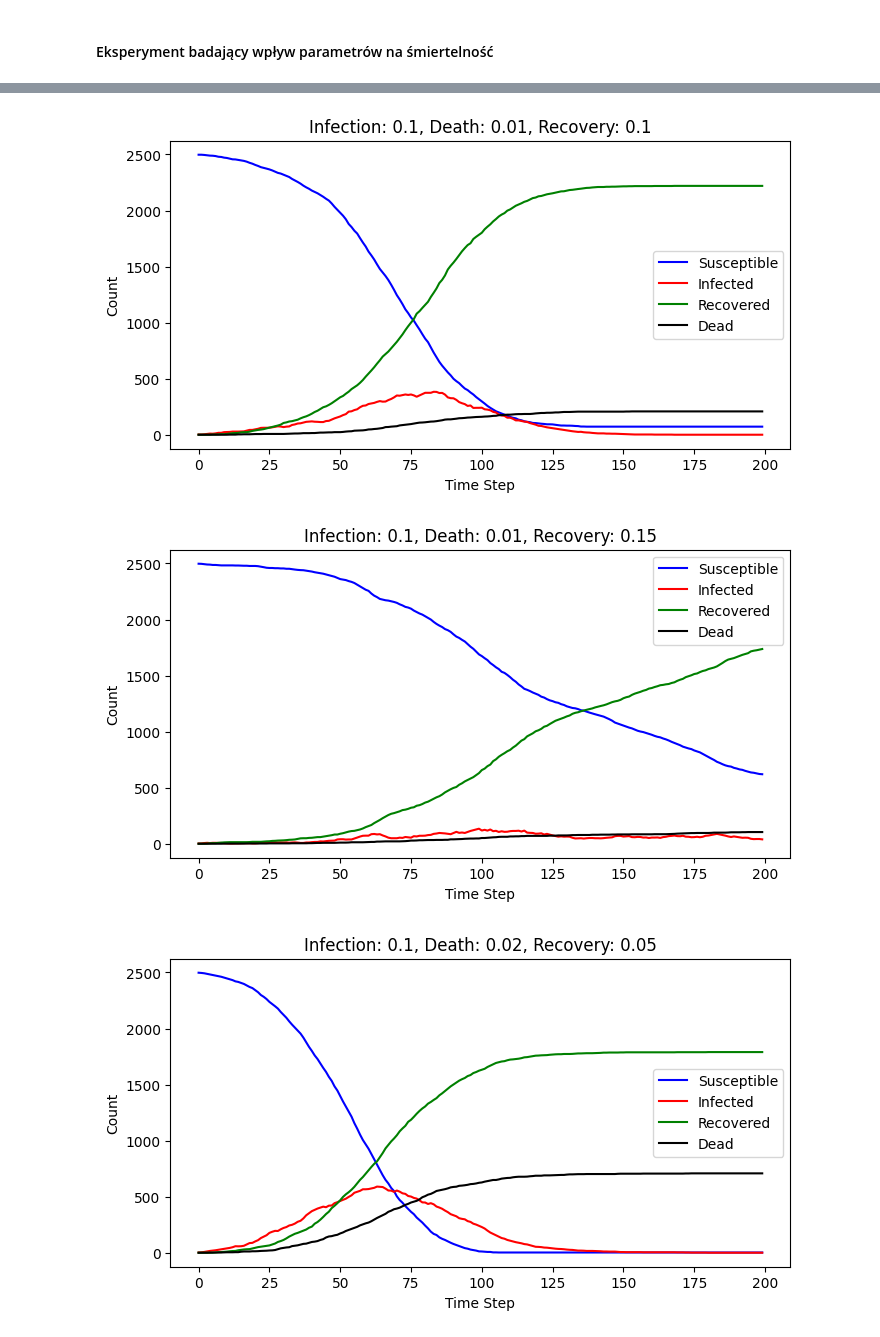
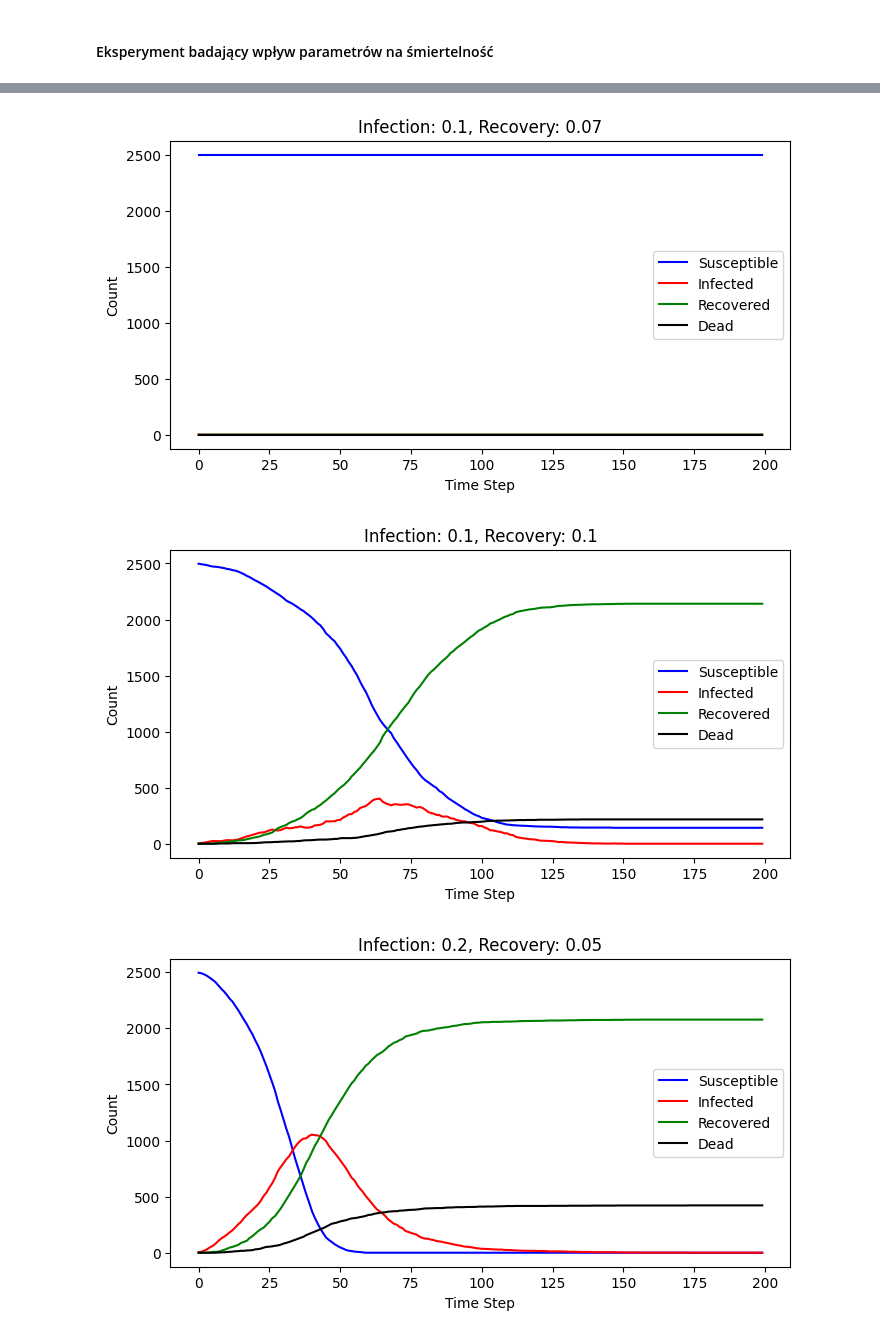
Before and after one commit to mlamczyk/Cellular_Automata, a Jupyter notebook: lab11.ipynb, the cells around one changed output, grey strips where cells are left out. Cells and saved outputs as stored; diff of their text form; code cells hidden in the pictures.

```diff
--- a/lab11.ipynb
+++ b/lab11.ipynb
@@ -82,22 +81,20 @@ plt.show()
 # %%
 # Zakres wartości dla eksperymentów
 infection_probs = [0.1, 0.2, 0.3]
-death_probs = [0.01, 0.02, 0.03]
-recovery_probs = [0.05, 0.1, 0.15]
+recovery_probs = [0.05, 0.07, 0.1]
 # %%
 # Wykonanie symulacji - przeprowadzenie eksperymentów
 results = {}
 
 for prob_infection in infection_probs:
-    for prob_death in death_probs:
-        for prob_recovery in recovery_probs:
-            key = (prob_infection, prob_death, prob_recovery)
-            susceptible_counts, infected_counts, recovered_counts, dead_counts = simulate_sir_with_death(
-                grid_size, steps, prob_infection, prob_death, prob_recovery)
-            results[key] = (susceptible_counts, infected_counts, recovered_counts, dead_counts)
+    for prob_recovery in recovery_probs:
+        key = (prob_infection, prob_recovery)
+        susceptible_counts, infected_counts, recovered_counts, dead_counts = simulate_sir_with_death(
+            grid_size, steps, prob_infection, prob_death, prob_recovery)
+        results[key] = (susceptible_counts, infected_counts, recovered_counts, dead_counts)
 # %%
 # Wizualizacja wyników
-for (prob_infection, prob_death, prob_recovery), (susceptible_counts, infected_counts, recovered_counts, dead_counts) in results.items():
+for (prob_infection, prob_recovery), (susceptible_counts, infected_counts, recovered_counts, dead_counts) in results.items():
     plt.figure(figsize=(8, 4))
     plt.plot(susceptible_counts, label='Susceptible', color='blue')
     plt.plot(infected_counts, label='Infected', color='red')
@@ -105,7 +102,7 @@ for (prob_infection, prob_death, prob_recovery), (susceptible_counts, infected_c
     plt.plot(dead_counts, label='Dead', color='black')
     plt.xlabel('Time Step')
     plt.ylabel('Count')
-    plt.title(f'Infection: {prob_infection}, Death: {prob_death}, Recovery: {prob_recovery}')
+    plt.title(f'Infection: {prob_infection}, Recovery: {prob_recovery}')
     plt.legend()
     plt.show()
 # %% [output]
@@ -113,3 +110,3 @@ for (prob_infection, prob_death, prob_recovery), (susceptible_counts, infected_c
-[figure, old version]
+[figure, new version]
-[figure, old version]
+[figure, new version]
-[figure, old version]
+[figure, new version]
```
Also changed, not shown: parts of 4 cells of this notebook, 1 other file.
